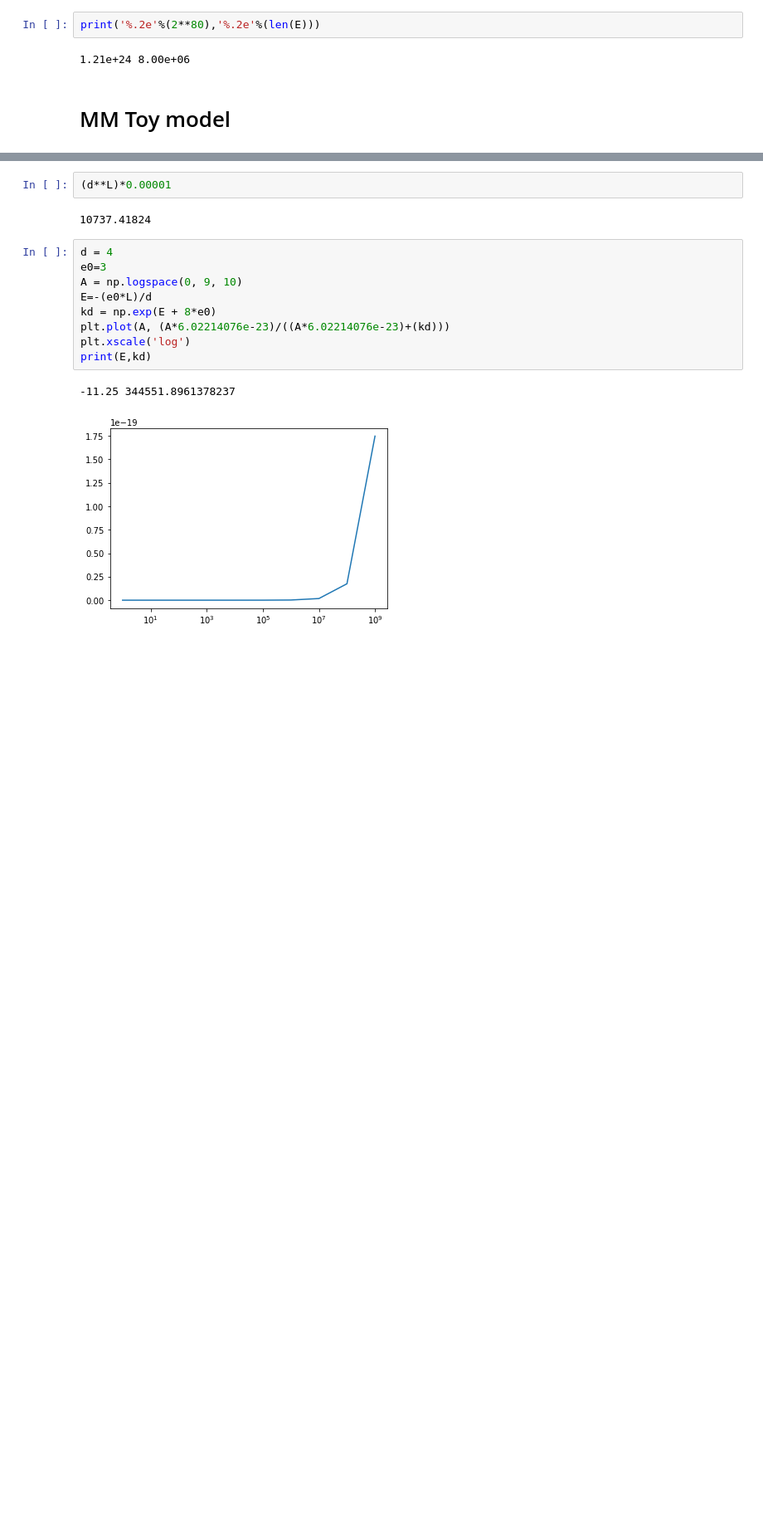
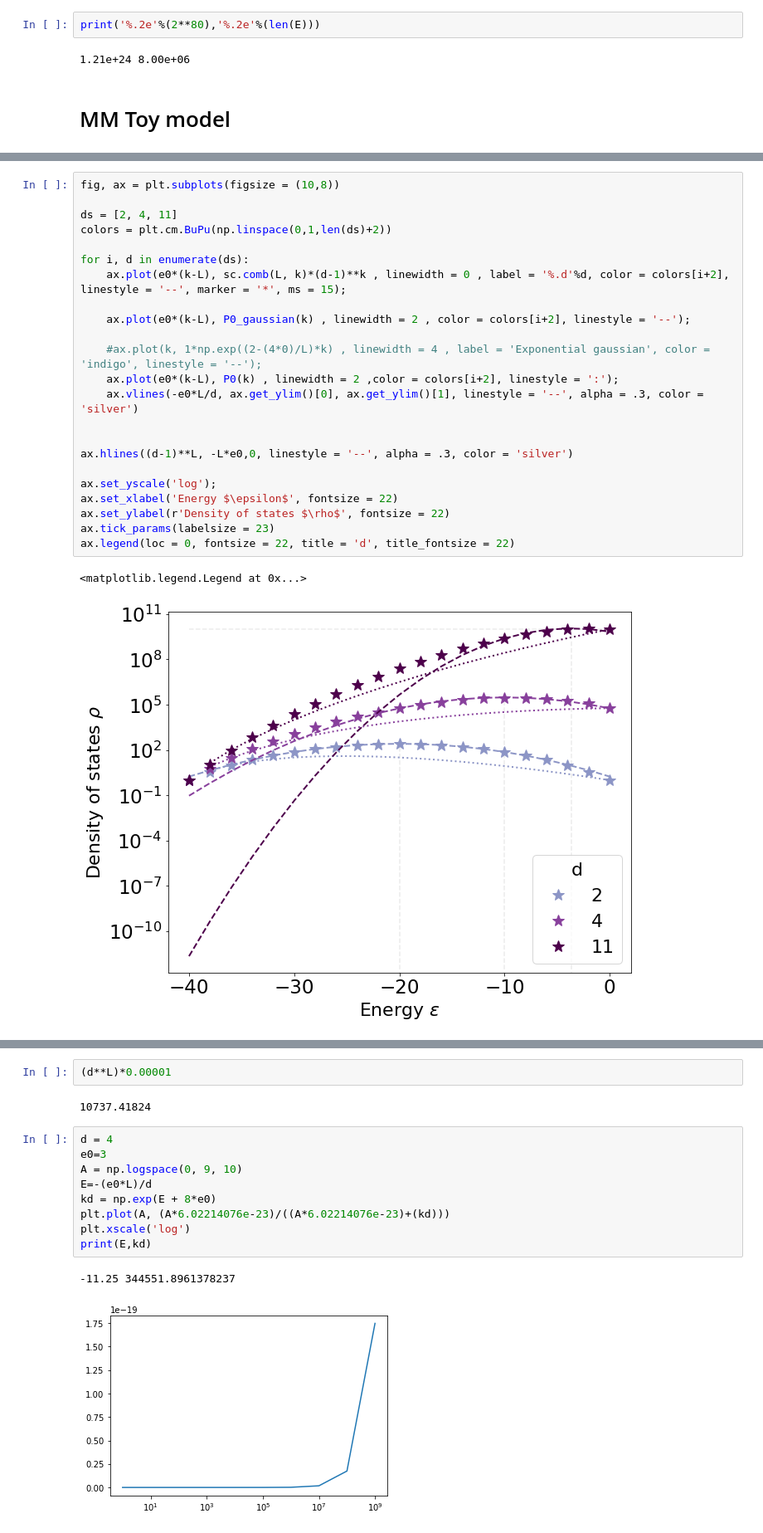
Before and after one commit to rmorantovar/Immune_System, a Jupyter notebook: Jupyter_Notebooks/5_Geometric_exponent.ipynb, the cells around one changed output, grey strips where cells are left out. Shown at 83% size. Cells and saved outputs as stored; diff of their text form; blank space fills up the shorter version.

```diff
--- a/Jupyter_Notebooks/5_Geometric_exponent.ipynb
+++ b/Jupyter_Notebooks/5_Geometric_exponent.ipynb
@@ -121,0 +123,26 @@ ax.tick_params(labelsize = 23)
+# %%
+fig, ax = plt.subplots(figsize = (10,8))
+
+ds = [2, 4, 11]
+colors = plt.cm.BuPu(np.linspace(0,1,len(ds)+2))
+
+for i, d in enumerate(ds):
+    ax.plot(e0*(k-L), sc.comb(L, k)*(d-1)**k , linewidth = 0 , label = '%.d'%d, color = colors[i+2], linestyle = '--', marker = '*', ms = 15);
+
+    ax.plot(e0*(k-L), P0_gaussian(k) , linewidth = 2 , color = colors[i+2], linestyle = '--');
+
+    #ax.plot(k, 1*np.exp((2-(4*0)/L)*k) , linewidth = 4 , label = 'Exponential gaussian', color = 'indigo', linestyle = '--');
+    ax.plot(e0*(k-L), P0(k) , linewidth = 2 ,color = colors[i+2], linestyle = ':');
+    ax.vlines(-e0*L/d, ax.get_ylim()[0], ax.get_ylim()[1], linestyle = '--', alpha = .3, color = 'silver')
+
+
+ax.hlines((d-1)**L, -L*e0,0, linestyle = '--', alpha = .3, color = 'silver')
+
+ax.set_yscale('log');
+ax.set_xlabel('Energy $\epsilon$', fontsize = 22)
+ax.set_ylabel(r'Density of states $\rho$', fontsize = 22)
+ax.tick_params(labelsize = 23)
+ax.legend(loc = 0, fontsize = 22, title = 'd', title_fontsize = 22)
+# %% [output]
+<matplotlib.legend.Legend at 0x...>
+[figure, added]
```
Also changed, not shown: parts of 14 cells of this notebook, 10 other files.
